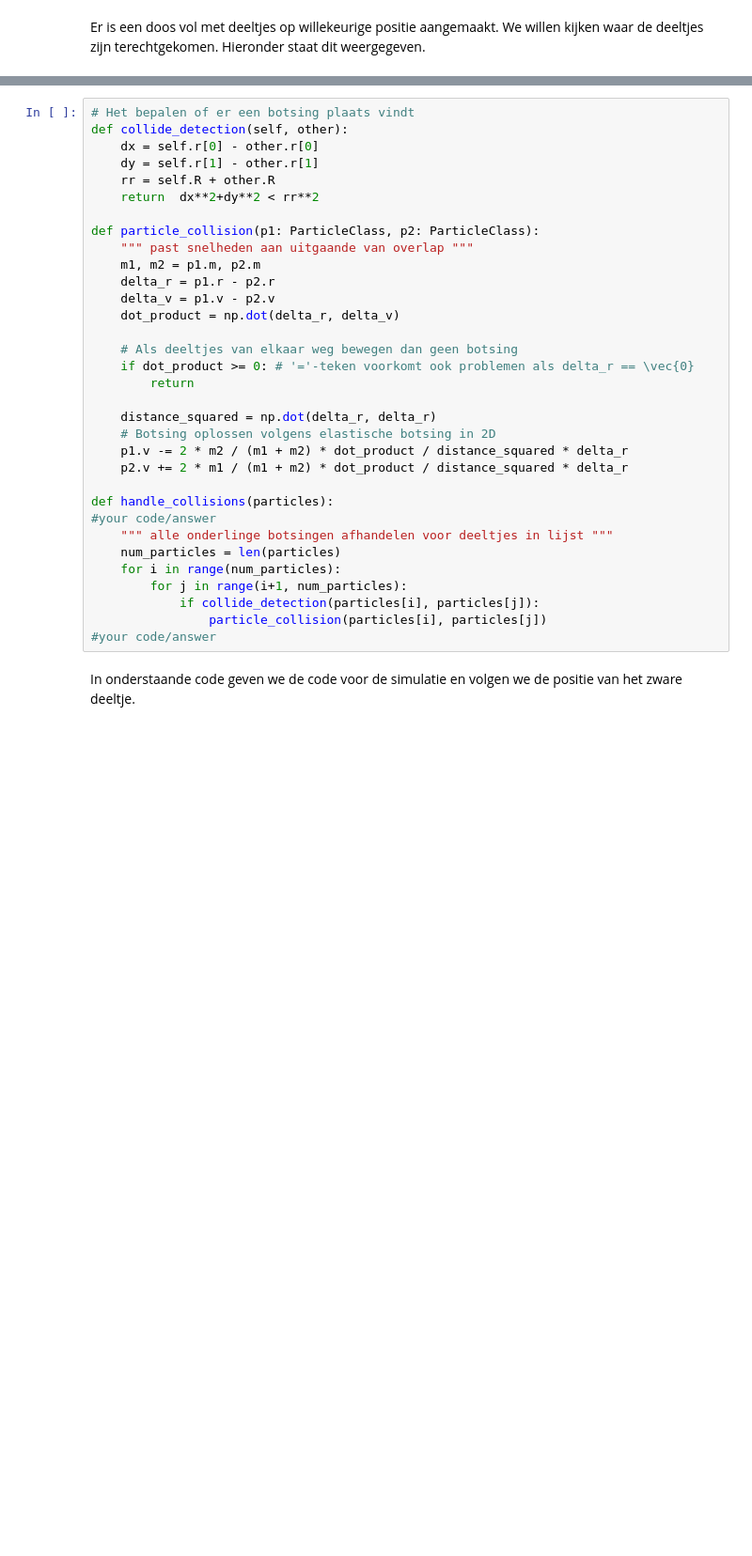
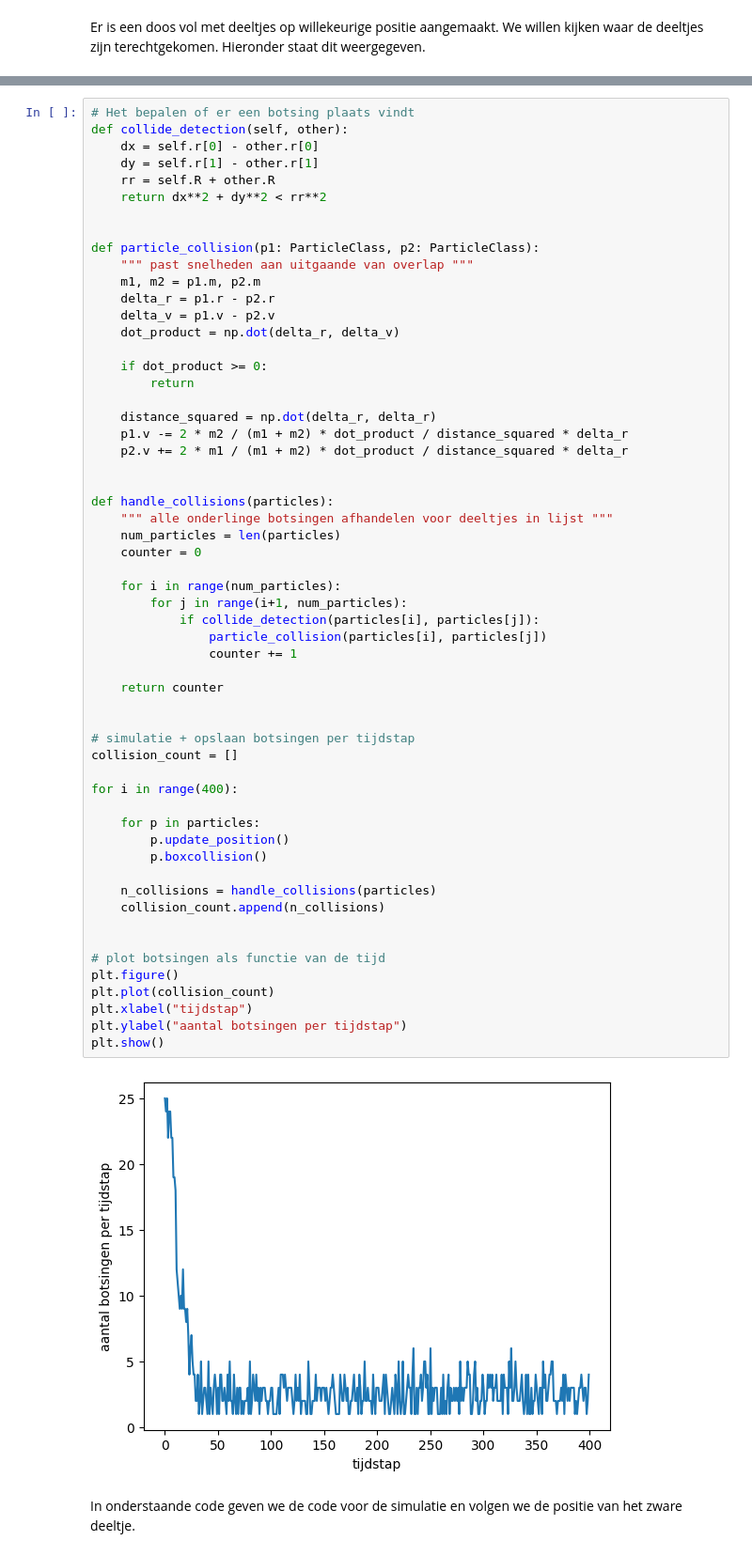
Before and after one commit to thijnholswilder/T_Holswilder, a Jupyter notebook: Content/PySim/4_brownianmotion.ipynb, the cells around one changed output, grey strips where cells are left out. Shown: that part at 94% size. Drawn from its saved outputs; the diff is of its cells as text; blank space fills up the shorter version.

```diff
--- a/Content/PySim/4_brownianmotion.ipynb
+++ b/Content/PySim/4_brownianmotion.ipynb
@@ -123,36 +128,62 @@ We gaan nu de functies van de simulatie weer aanroepen:
 # %%
 # Het bepalen of er een botsing plaats vindt
 def collide_detection(self, other):
     dx = self.r[0] - other.r[0]
     dy = self.r[1] - other.r[1]
     rr = self.R + other.R
-    return  dx**2+dy**2 < rr**2
+    return dx**2 + dy**2 < rr**2
+
 
 def particle_collision(p1: ParticleClass, p2: ParticleClass):
     """ past snelheden aan uitgaande van overlap """
     m1, m2 = p1.m, p2.m
     delta_r = p1.r - p2.r
     delta_v = p1.v - p2.v
     dot_product = np.dot(delta_r, delta_v)
 
-    # Als deeltjes van elkaar weg bewegen dan geen botsing
-    if dot_product >= 0: # '='-teken voorkomt ook problemen als delta_r == \vec{0}
+    if dot_product >= 0:
         return
 
     distance_squared = np.dot(delta_r, delta_r)
-    # Botsing oplossen volgens elastische botsing in 2D
     p1.v -= 2 * m2 / (m1 + m2) * dot_product / distance_squared * delta_r
     p2.v += 2 * m1 / (m1 + m2) * dot_product / distance_squared * delta_r
 
+
 def handle_collisions(particles):
-#your code/answer
     """ alle onderlinge botsingen afhandelen voor deeltjes in lijst """
     num_particles = len(particles)
+    counter = 0
+
     for i in range(num_particles):
         for j in range(i+1, num_particles):
             if collide_detection(particles[i], particles[j]):
                 particle_collision(particles[i], particles[j])
-#your code/answer
+                counter += 1
+
+    return counter
+
+
+# simulatie + opslaan botsingen per tijdstap
+collision_count = []
+
+for i in range(400):
+
+    for p in particles:
+        p.update_position()
+        p.boxcollision()
+
+    n_collisions = handle_collisions(particles)
+    collision_count.append(n_collisions)
+
+
+# plot botsingen als functie van de tijd
+plt.figure()
+plt.plot(collision_count)
+plt.xlabel("tijdstap")
+plt.ylabel("aantal botsingen per tijdstap")
+plt.show()
+# %% [output]
+[figure, added]
 # %% [markdown]
 In onderstaande code geven we de code voor de simulatie en volgen we de positie van het zware deeltje.
 # %%
```
Also changed, not shown: parts of 7 cells of this notebook, 5 other files.
